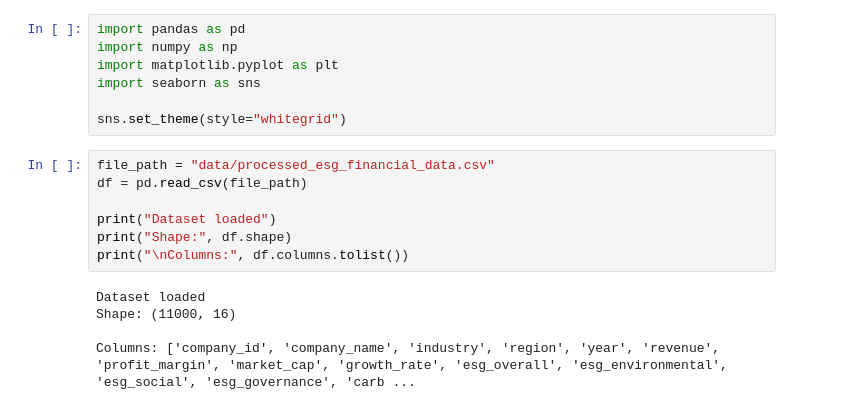
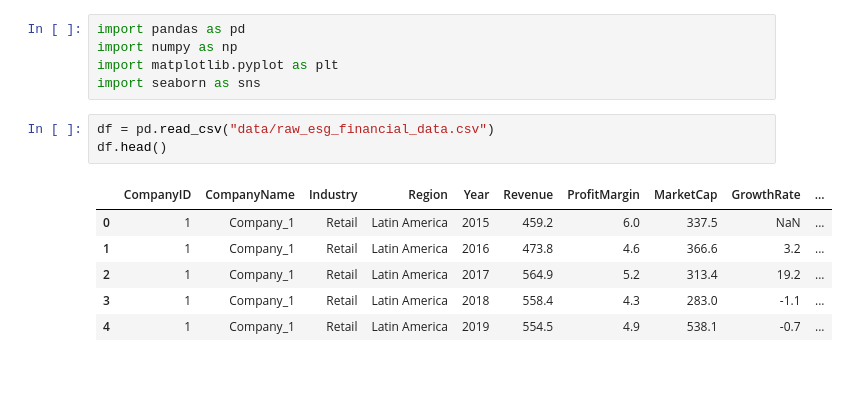
Before and after one commit to KuhuVyas/ESG-Financial-Metrics-Analysis-, a Jupyter notebook: 02_eda.ipynb, the cells around one changed output. Saved outputs shown, nothing was run; the diff lists cells and outputs as text; blank space fills up the shorter version.

```diff
--- a/02_eda.ipynb
+++ b/02_eda.ipynb
@@ -3,18 +3,14 @@ import pandas as pd
 import numpy as np
 import matplotlib.pyplot as plt
 import seaborn as sns
-
-sns.set_theme(style="whitegrid")
-# %%
-file_path = "data/processed_esg_financial_data.csv"
-df = pd.read_csv(file_path)
-
-print("Dataset loaded")
-print("Shape:", df.shape)
-print("\nColumns:", df.columns.tolist())
-# %% [output]
-Dataset loaded
-Shape: (11000, 16)
-
-Columns: ['company_id', 'company_name', 'industry', 'region', 'year', 'revenue', 'profit_margin', 'market_cap', 'growth_rate', 'esg_overall', 'esg_environmental', 'esg_social', 'esg_governance', 'carb ...
+# %%
+df = pd.read_csv("data/raw_esg_financial_data.csv")
+df.head()
+# %% [output]
+|  | CompanyID | CompanyName | Industry | Region | Year | Revenue | ProfitMargin | MarketCap | GrowthRate | ... |
+| 0 | 1 | Company_1 | Retail | Latin America | 2015 | 459.2 | 6.0 | 337.5 | NaN | ... |
+| 1 | 1 | Company_1 | Retail | Latin America | 2016 | 473.8 | 4.6 | 366.6 | 3.2 | ... |
+| 2 | 1 | Company_1 | Retail | Latin America | 2017 | 564.9 | 5.2 | 313.4 | 19.2 | ... |
+| 3 | 1 | Company_1 | Retail | Latin America | 2018 | 558.4 | 4.3 | 283.0 | -1.1 | ... |
+| 4 | 1 | Company_1 | Retail | Latin America | 2019 | 554.5 | 4.9 | 538.1 | -0.7 | ... |
 # %%
```
Also changed, not shown: parts of 21 cells of this notebook.
